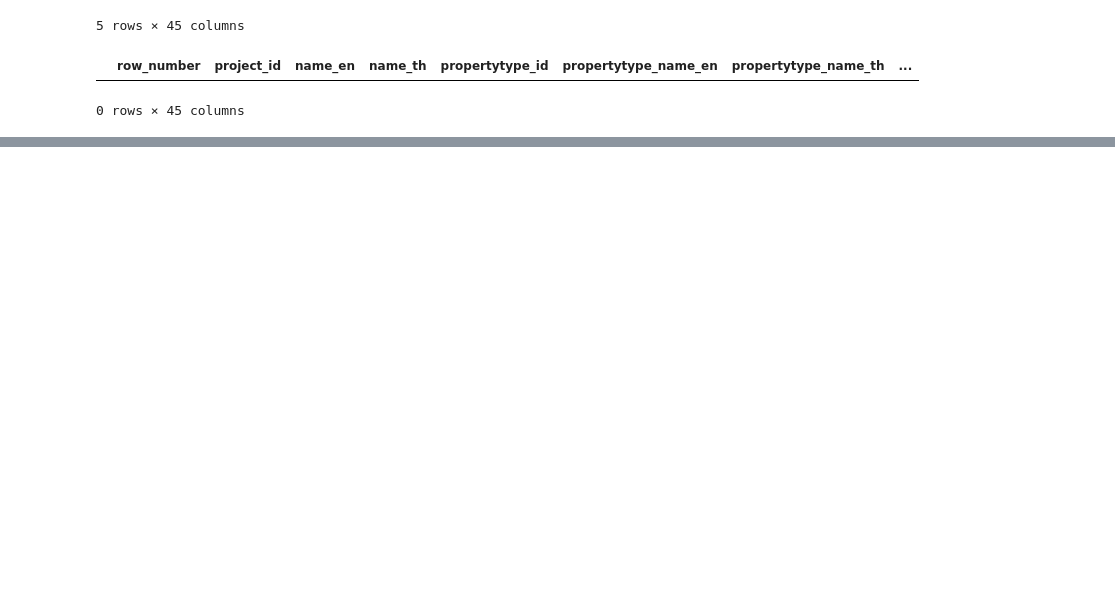
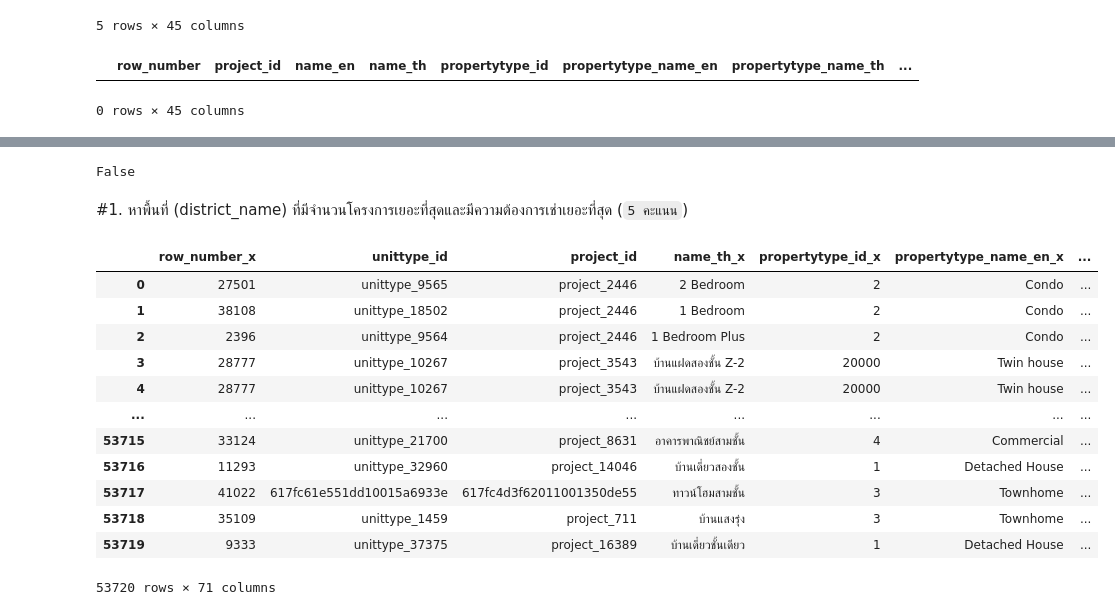
Before and after one commit to Aomaphisara/BasicProg_DataViz65, a Jupyter notebook: midterm65.ipynb, the cells around one changed output, grey strips where cells are left out. Cells and saved outputs as stored; diff of their text form; code cells hidden in the pictures; blank space fills up the shorter version.

````diff
--- a/midterm65.ipynb
+++ b/midterm65.ipynb
@@ -328,0 +144,3 @@ unit.dropna(how='all')
+# %%
+unit_drop= unit.dropna(subset=['propertytype_name_th'])
+unit_drop.head()
@@ -426,0 +194,3 @@ eat.groupby('province_name_en')[['eating_daytime_variety','eating_nighttime_vari
+# %%
+project_drop =project.dropna(subset=['propertytype_name_th','district_name_th'])
+project_drop.head()
@@ -426,0 +241,23 @@ eat.groupby('province_name_en')[['eating_daytime_variety','eating_nighttime_vari
+# %%
+rent.isnull().any().any()
+# %% [output]
+False
+# %% [markdown]
+#1. หาพื้นที่ (district_name) ที่มีจำนวนโครงการเยอะที่สุดและมีความต้องการเช่าเยอะที่สุด (```5 คะแนน```)
+# %%
+unit_project = unit_drop.merge(project_drop, left_on='project_id', right_on='project_id')
+unit_project
+# %% [output]
+|  | row_number_x | unittype_id | project_id | name_th_x | propertytype_id_x | propertytype_name_en_x | ... |
+| 0 | 27501 | unittype_9565 | project_2446 | 2 Bedroom | 2 | Condo | ... |
+| 1 | 38108 | unittype_18502 | project_2446 | 1 Bedroom | 2 | Condo | ... |
+| 2 | 2396 | unittype_9564 | project_2446 | 1 Bedroom Plus | 2 | Condo | ... |
+| 3 | 28777 | unittype_10267 | project_3543 | บ้านแฝดสองชั้น Z-2 | 20000 | Twin house | ... |
+| 4 | 28777 | unittype_10267 | project_3543 | บ้านแฝดสองชั้น Z-2 | 20000 | Twin house | ... |
+| ... | ... | ... | ... | ... | ... | ... | ... |
+| 53715 | 33124 | unittype_21700 | project_8631 | อาคารพาณิชย์สามชั้น | 4 | Commercial | ... |
+| 53716 | 11293 | unittype_32960 | project_14046 | บ้านเดี่ยวสองชั้น | 1 | Detached House | ... |
+| 53717 | 41022 | 617fc61e551dd10015a6933e | 617fc4d3f62011001350de55 | ทาวน์โฮมสามชั้น | 3 | Townhome | ... |
+| 53718 | 35109 | unittype_1459 | project_711 | บ้านแสงรุ่ง | 3 | Townhome | ... |
+| 53719 | 9333 | unittype_37375 | project_16389 | บ้านเดี่ยวชั้นเดียว | 1 | Detached House | ... |
+53720 rows × 71 columns
````
Also changed, not shown: parts of 77 cells of this notebook.
